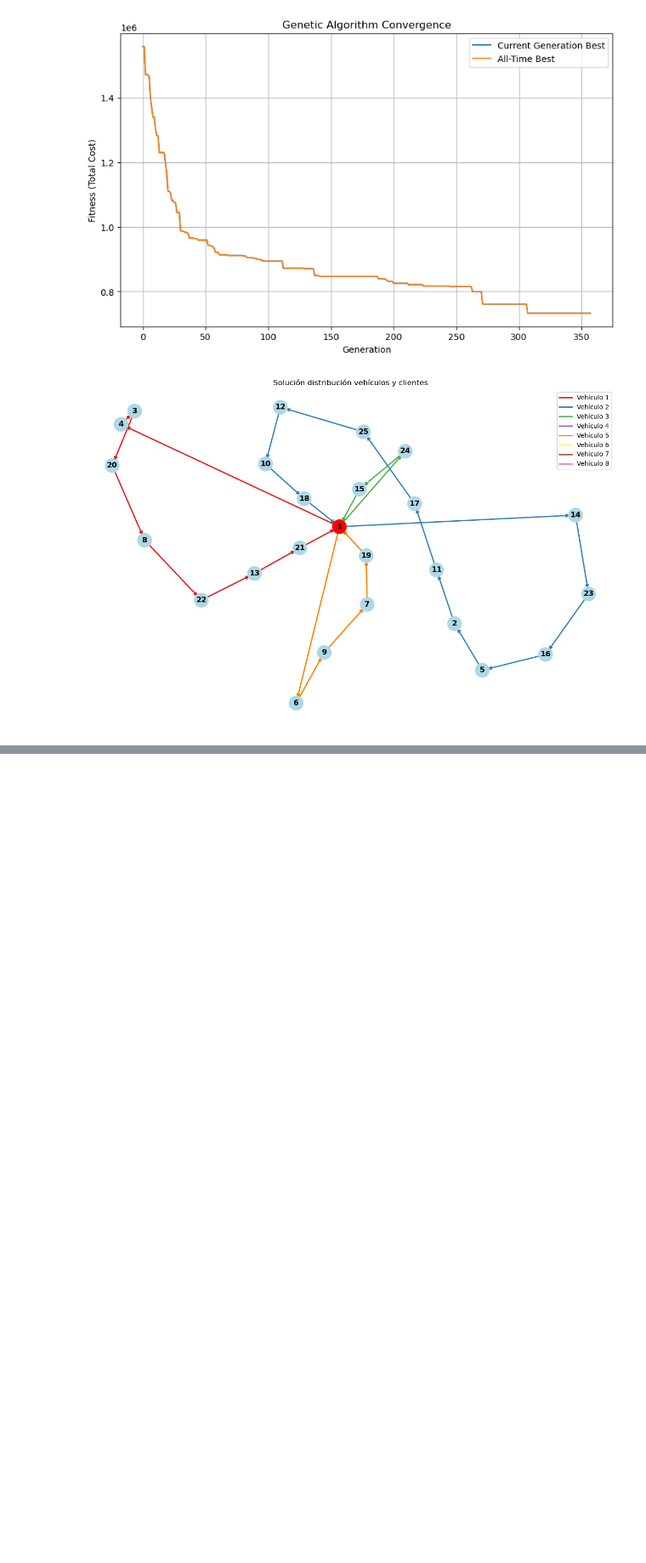
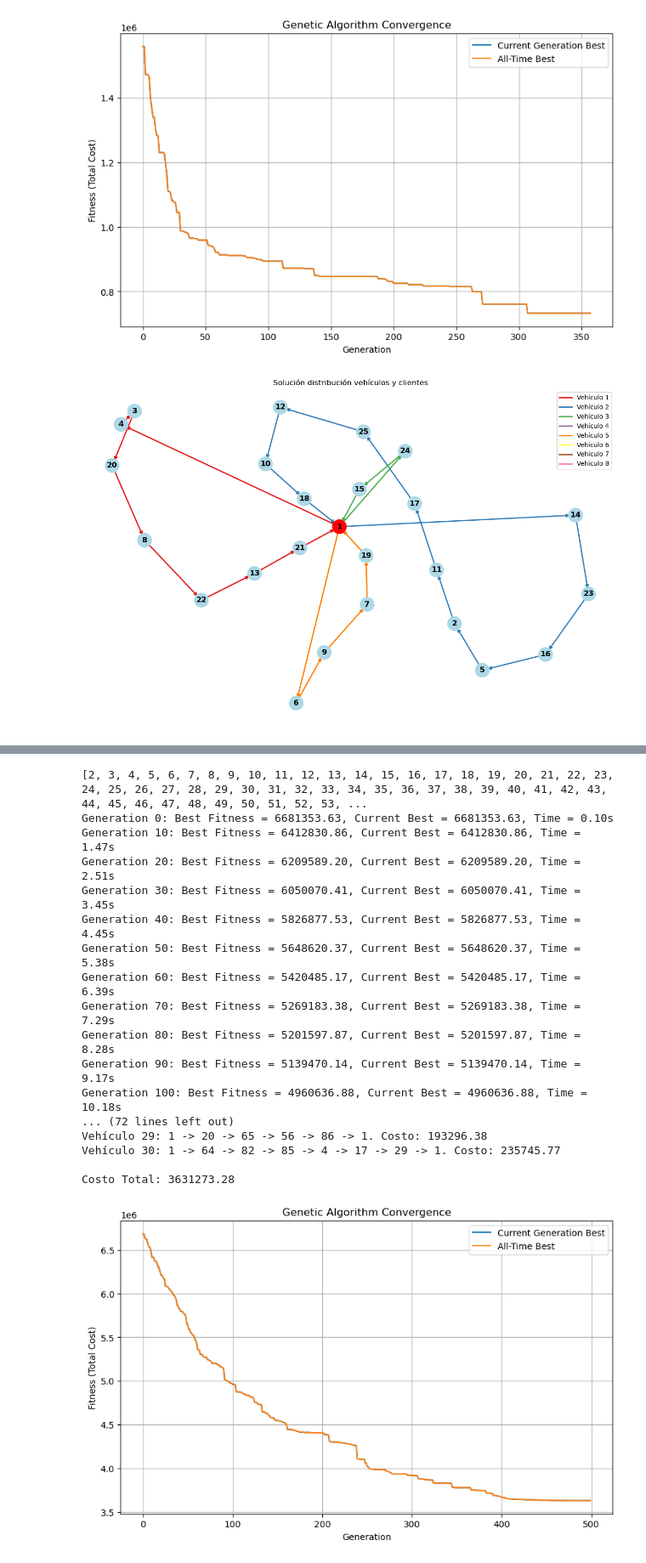
Before and after one commit to SuperEquipoEstrella/MOS-Entrega-3, a Jupyter notebook: E3-problema_A_caso1.ipynb, the cells around one changed output, grey strips where cells are left out. Shown at 85% size. Saved outputs shown, nothing was run; the diff lists cells and outputs as text; code cells hidden in the pictures; blank space fills up the shorter version.

```diff
--- a/E3-problema_A_caso1.ipynb
+++ b/E3-problema_A_caso1.ipynb
@@ -812,0 +884,70 @@ Costo Total: 732737.29
+# %%
+df_clients = pd.read_csv('./content/caso3/clients.csv')
+df_depots = pd.read_csv('./content/caso3/depots.csv')
+df_vehicles = pd.read_csv('./content/caso3/vehicles.csv')
+# %%
+df_depots['DepositoID'] = df_depots['DepotID'].astype(str)
+df_depots['ClientID'] = df_clients['ClientID'].astype(str)
+df_vehicles['VehicleName'] = [f'V{i+1}' for i in range(len(df_vehicles))]
+
+
+coord_depots = list(zip(df_depots['Longitude'], df_depots['Latitude']))
+
+coord_clients = list(zip(df_clients['Longitude'], df_clients['Latitude']))
+
+lugares = coord_depots + coord_clients
+# %%
+vehic_ranges= df_vehicles.set_index('VehicleName')['Range'].to_dict()
+# %%
+cost_matrix = read_cost_matrix_csv('content/caso3/cost_matrix_caso_3.csv')
+
+# Set parameters
+num_lugares = len(cost_matrix)
+num_vehicles = len(df_vehicles)
+depots = [1]  # 1-indexed
+
+# Create and run the genetic algorithm
+ga = GeneticAlgorithmCVRP(
+    cost_matrix=cost_matrix,
+    num_lugares=num_lugares,
+    num_vehicles=num_vehicles,
+    depots=depots,
+    population_size=200,
+    generations=500,
+    mutation_rate=0.2,
+    crossover_rate=0.8,
+    elitism_rate=0.1,
+    tournament_size=5,
+    vehic_ranges=vehic_ranges
+)
+
+print(ga.non_depots)
+
+# Solve the problem
+best_solution, best_fitness = ga.solve(verbose=True)
+
+# Print detailed solution
+print(ga.get_solution_details())
+
+# Plot results
+ga.plot_convergence()
+ga.plot_solution()
+# %% [output]
+[2, 3, 4, 5, 6, 7, 8, 9, 10, 11, 12, 13, 14, 15, 16, 17, 18, 19, 20, 21, 22, 23, 24, 25, 26, 27, 28, 29, 30, 31, 32, 33, 34, 35, 36, 37, 38, 39, 40, 41, 42, 43, 44, 45, 46, 47, 48, 49, 50, 51, 52, 53, ...
+Generation 0: Best Fitness = 6681353.63, Current Best = 6681353.63, Time = 0.10s
+Generation 10: Best Fitness = 6412830.86, Current Best = 6412830.86, Time = 1.47s
+Generation 20: Best Fitness = 6209589.20, Current Best = 6209589.20, Time = 2.51s
+Generation 30: Best Fitness = 6050070.41, Current Best = 6050070.41, Time = 3.45s
+Generation 40: Best Fitness = 5826877.53, Current Best = 5826877.53, Time = 4.45s
+Generation 50: Best Fitness = 5648620.37, Current Best = 5648620.37, Time = 5.38s
+Generation 60: Best Fitness = 5420485.17, Current Best = 5420485.17, Time = 6.39s
+Generation 70: Best Fitness = 5269183.38, Current Best = 5269183.38, Time = 7.29s
+Generation 80: Best Fitness = 5201597.87, Current Best = 5201597.87, Time = 8.28s
+Generation 90: Best Fitness = 5139470.14, Current Best = 5139470.14, Time = 9.17s
+Generation 100: Best Fitness = 4960636.88, Current Best = 4960636.88, Time = 10.18s
+... (72 lines left out)
+Vehículo 29: 1 -> 20 -> 65 -> 56 -> 86 -> 1. Costo: 193296.38
+Vehículo 30: 1 -> 64 -> 82 -> 85 -> 4 -> 17 -> 29 -> 1. Costo: 235745.77
+
+Costo Total: 3631273.28
+[figure, added]
```
Also changed, not shown: parts of 5 cells of this notebook.
